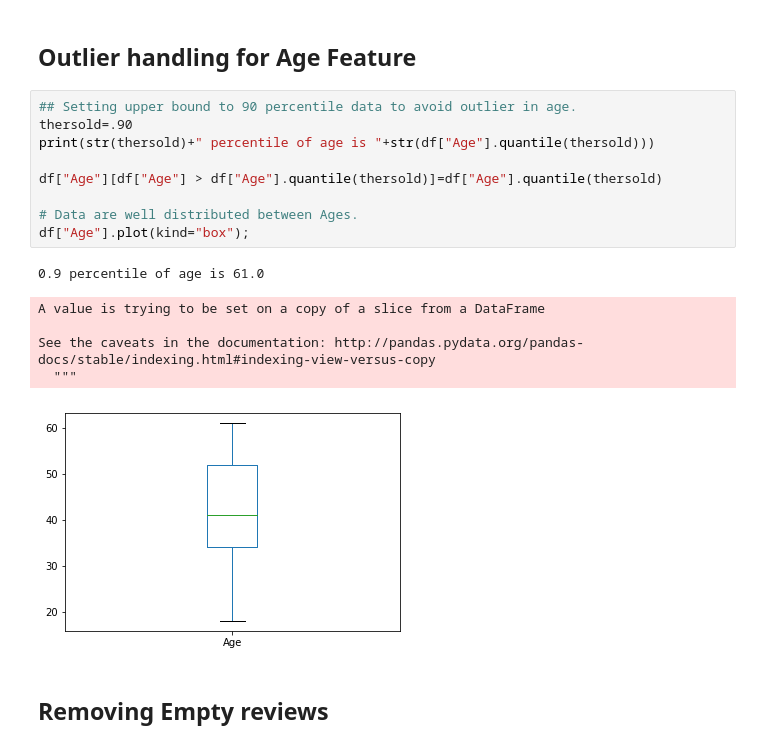
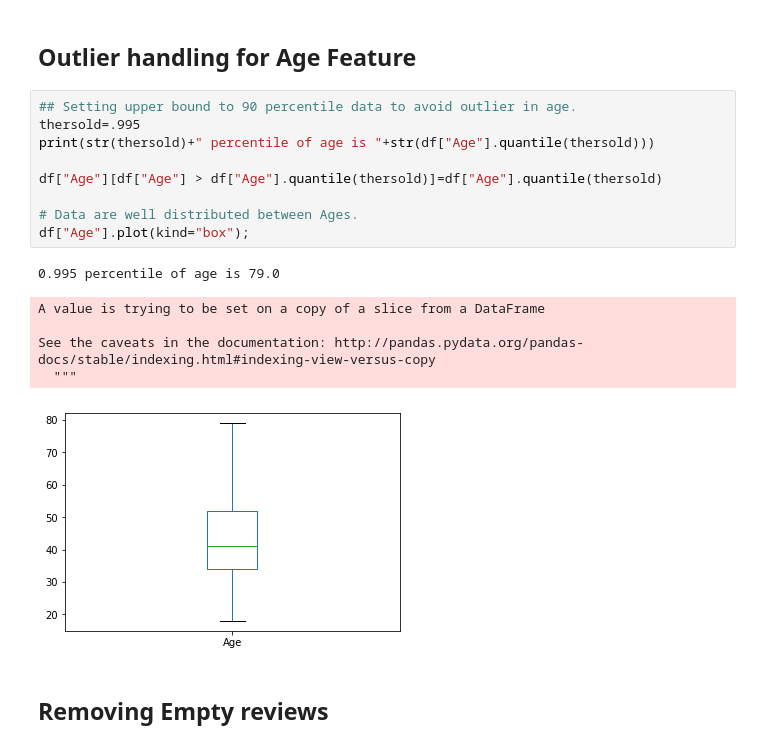
Before and after one commit to balag752/Ecommerce-clothing-recommendation-prediction, a Jupyter notebook: src/Preprocessing.ipynb, the cells around one changed output. Cells and saved outputs as stored; diff of their text form.

```diff
--- a/src/Preprocessing.ipynb
+++ b/src/Preprocessing.ipynb
@@ -23,20 +23,20 @@ df=df.drop(columns=["Unnamed: 0"])
 ## Outlier handling for Age Feature
 # %%
 ## Setting upper bound to 90 percentile data to avoid outlier in age.
-thersold=.90
+thersold=.995
 print(str(thersold)+" percentile of age is "+str(df["Age"].quantile(thersold)))
 
 df["Age"][df["Age"] > df["Age"].quantile(thersold)]=df["Age"].quantile(thersold)
 
 # Data are well distributed between Ages.
 df["Age"].plot(kind="box");
 # %% [output]
-0.9 percentile of age is 61.0
+0.995 percentile of age is 79.0
 A value is trying to be set on a copy of a slice from a DataFrame
 
 See the caveats in the documentation: http://pandas.pydata.org/pandas-docs/stable/indexing.html#indexing-view-versus-copy
   """
-[figure, old version]
+[figure, new version]
 # %% [markdown]
 ## Removing Empty reviews
 # %%
```
Also changed, not shown: parts of 1 cell of this notebook, 3 other files.
